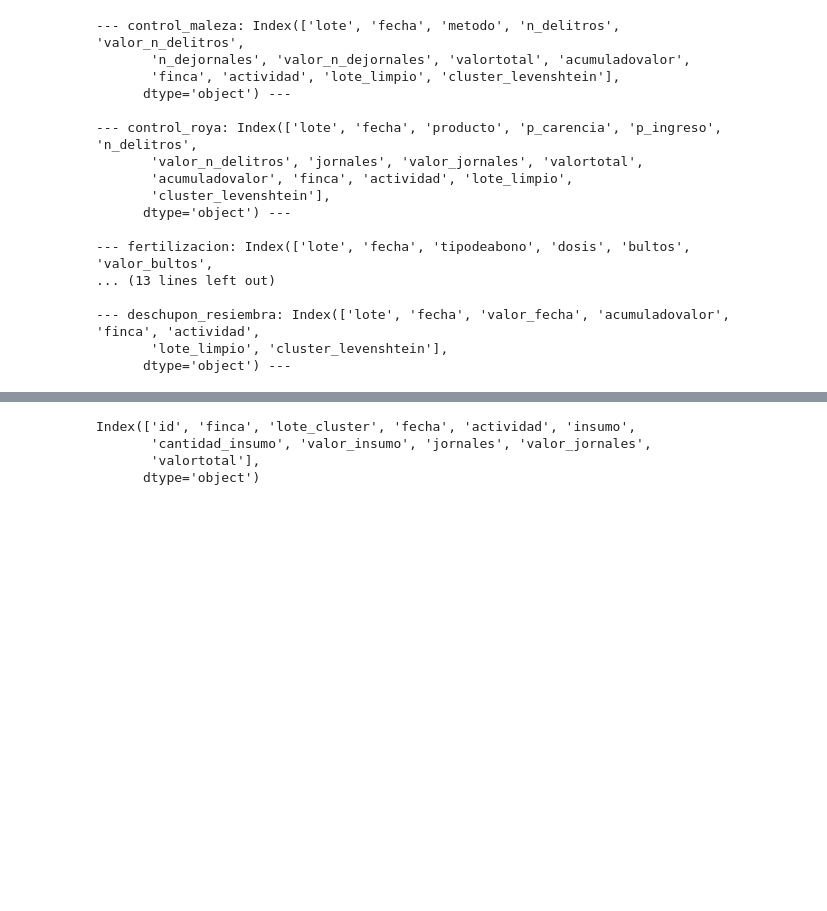
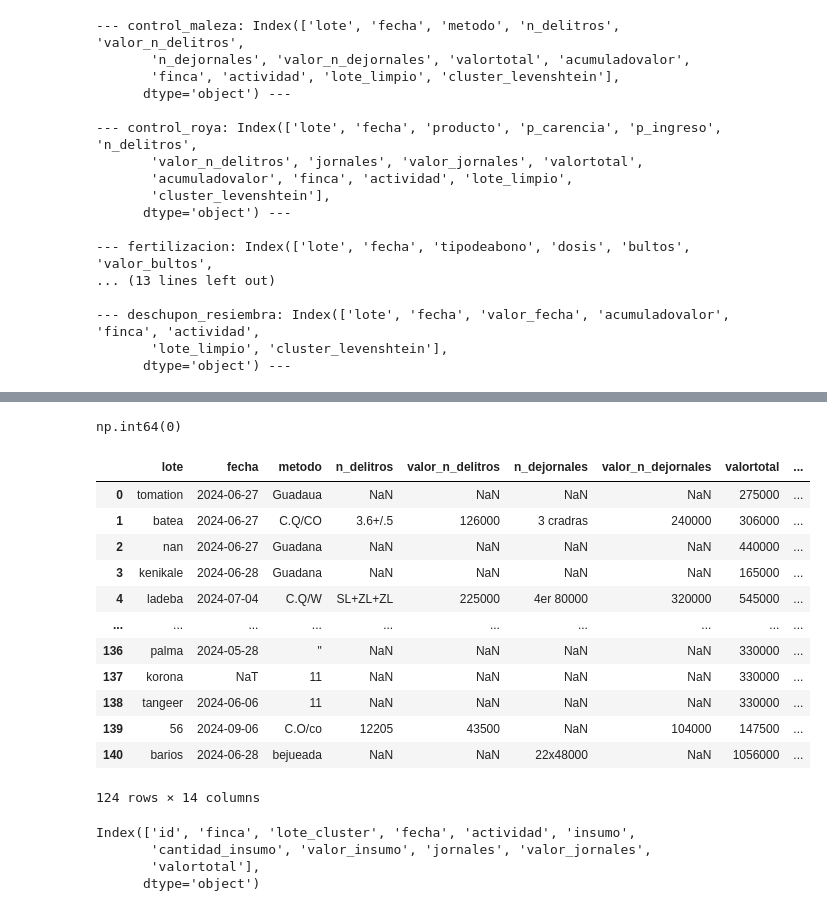
Before and after one commit to carive47/wseeds_cafe, a Jupyter notebook: ETL_POC/poc_digit_ETL.ipynb, the cells around one changed output, grey strips where cells are left out. Drawn from its saved outputs; the diff is of its cells as text; code cells hidden in the pictures; blank space fills up the shorter version.

```diff
--- a/ETL_POC/poc_digit_ETL.ipynb
+++ b/ETL_POC/poc_digit_ETL.ipynb
@@ -1126 +1235,21 @@ actividad_general
+# %%
+actividad_general['id'].duplicated().sum()
+# %% [output]
+np.int64(0)
+# %%
+dataframes['control_maleza']
+# %% [output]
+|  | lote | fecha | metodo | n_delitros | valor_n_delitros | n_dejornales | valor_n_dejornales | valortotal | ... |
+| 0 | tomation | 2024-06-27 | Guadaua | NaN | NaN | NaN | NaN | 275000 | ... |
+| 1 | batea | 2024-06-27 | C.Q/CO | 3.6+/.5 | 126000 | 3 cradras | 240000 | 306000 | ... |
+| 2 | nan | 2024-06-27 | Guadana | NaN | NaN | NaN | NaN | 440000 | ... |
+| 3 | kenikale | 2024-06-28 | Guadana | NaN | NaN | NaN | NaN | 165000 | ... |
+| 4 | ladeba | 2024-07-04 | C.Q/W | SL+ZL+ZL | 225000 | 4er 80000 | 320000 | 545000 | ... |
+| ... | ... | ... | ... | ... | ... | ... | ... | ... | ... |
+| 136 | palma | 2024-05-28 | " | NaN | NaN | NaN | NaN | 330000 | ... |
+| 137 | korona | NaT | 11 | NaN | NaN | NaN | NaN | 330000 | ... |
+| 138 | tangeer | 2024-06-06 | 11 | NaN | NaN | NaN | NaN | 330000 | ... |
+| 139 | 56 | 2024-09-06 | C.O/co | 12205 | 43500 | NaN | 104000 | 147500 | ... |
+| 140 | barios | 2024-06-28 | bejueada | NaN | NaN | 22x48000 | NaN | 1056000 | ... |
+124 rows × 14 columns
 # %%
```
Also changed, not shown: parts of 13 cells of this notebook.
